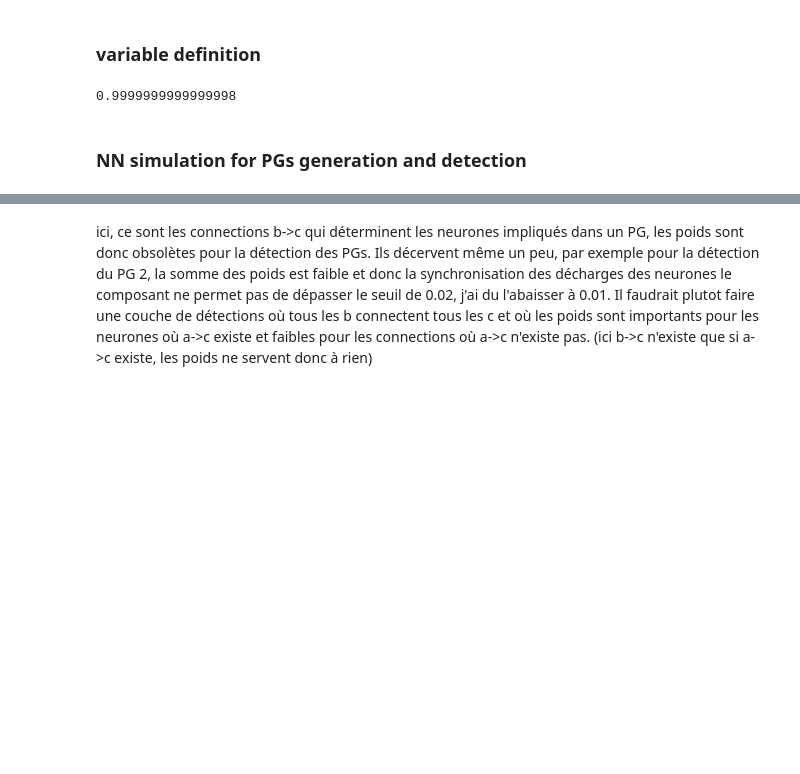
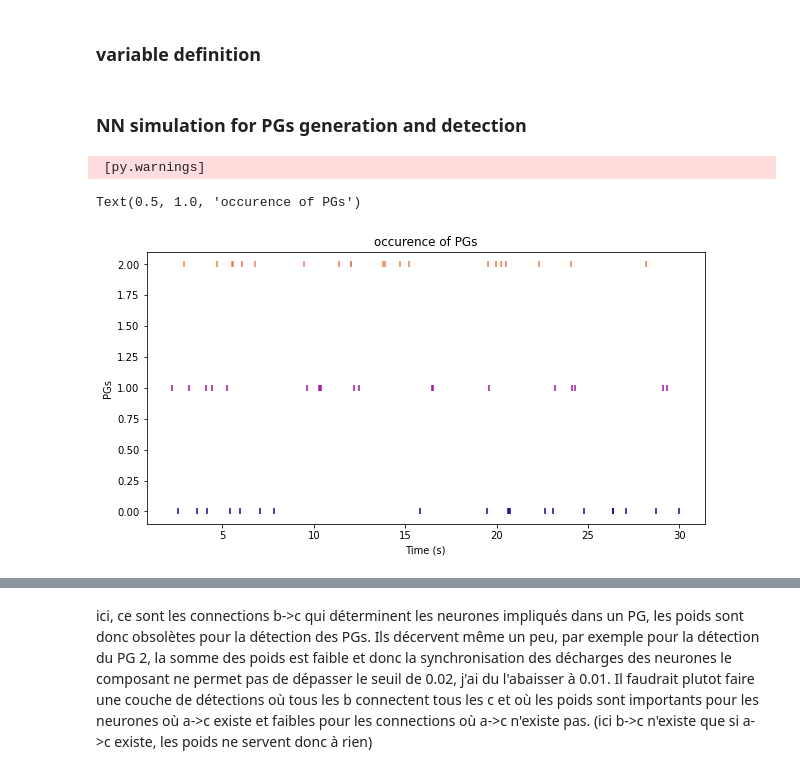
Before and after one commit to camillebesnainou/2022-01-10-polychrony, a Jupyter notebook: 2022-03-02-herewegoagain.ipynb, the cells around one changed output, grey strips where cells are left out. Cells and saved outputs as stored; diff of their text form; code cells hidden in the pictures; blank space fills up the shorter version.

```diff
--- a/2022-03-02-herewegoagain.ipynb
+++ b/2022-03-02-herewegoagain.ipynb
@@ -22,18 +25,15 @@ Puisque l'on connait les connections a->b, les poids et les délais, il est faci
 # %% [markdown]
 ### variable definition
 # %%
-Ni = 5 #nb de PGs différents
-Nj = 10 #nb de N
-n_pattern = 100 # nb d'occurrence des PGs
-duration = 10000*msecond
-
-v_r = 1e-322*mV
-tau = 0.0001*second
+Ni = 3 #nb de PGs différents
+Nj = 10 #nb d'adresses en entrée
+n_pattern = 60 # nb d'occurrence des PGs
+duration = 30*second
 
 PGs_pattern = {}
 PGs_id_tps = {}
 detection = {}
-state = {}
+state_b = {}
 
 a = np.arange(Ni)
 cmap = plt.cm.get_cmap("plasma")
@@ -45,31 +45,27 @@ i_indices = np.random.randint(0, Ni, size = n_pattern) # nombre de PG observé (
 i_temps = np.random.uniform(0, duration, size = n_pattern)*second # temps d'occurence des n_pattern PG
 
 
-# --- def des projections des neurones pré-syn (i.e. des des PGs) -----------------------------------------------------------------------
+# --- def des projections des neurones pré-syn (i.e. des PGs) -----------------------------------------------------------------------
 
 i_syn=[]
 n_syn = []
+nn_j = []
 W = []
 
 for k in range(Ni) :
     n_j = np.random.randint(3, Nj, size = 1) # nombre de neurone qu'un Ni va connecter : au moins 3 neurones impliqués dans un PG
     i_syn.append(random.sample(range(Nj), int(n_j))) # def des j connectés aux i, pas de repetition (pas de delais heterosynaptique)
     n_syn.append(len(i_syn[k])) # def du nb de synapses pour set des poids et délais aléatoires, voir ci-après
-    W.append(np.random.rand(int(n_j)))
+    W.append(list(np.random.rand(int(n_j))))
     W[k] /= sum(W[k])
-
+    nn_j.append(n_j)
 
 n_syn = sum(n_syn)
 
-
 # --- def des poids et delais synaptiques -----------------------------------------------------------------------------------------------
 
-weight = np.random.rand(n_syn) # des fois les poids générés pour 1 gp sont trop faibles pour que la detection marche, faudrait il faire en sorte que la somme des poids générés pour 1 gp soit = 1 ?
+#weight = np.random.rand(n_syn) # des fois les poids générés pour 1 gp sont trop faibles pour que la detection marche, faudrait il faire en sorte que la somme des poids générés pour 1 gp soit = 1 ?
 delay = np.random.rand(n_syn)*0.1*second # là entre 0 et 100 -> 144
-# %%
-sum(W[0])
-# %% [output]
-0.9999999999999998
 # %% [markdown]
 ### NN simulation for PGs generation and detection
 # %%
@@ -177,0 +189,13 @@ def visualise_connectivity(s): # ajouter les delays
+# %%
+start_scope()
+s, syn, PGs_id_tps, PGs_pattern, detection, e_in, e_true = generator_terminator(nn_j, i_syn, i_indices, i_temps)
+# %% [output]
+ [py.warnings]
+# %%
+occurence_PGs = plot_generator(PGs_id_tps)
+xlabel('Time (s)')
+ylabel('PGs')
+title('occurence of PGs')
+# %% [output]
+Text(0.5, 1.0, 'occurence of PGs')
+[figure, added]
```
Also changed, not shown: parts of 62 cells of this notebook.
